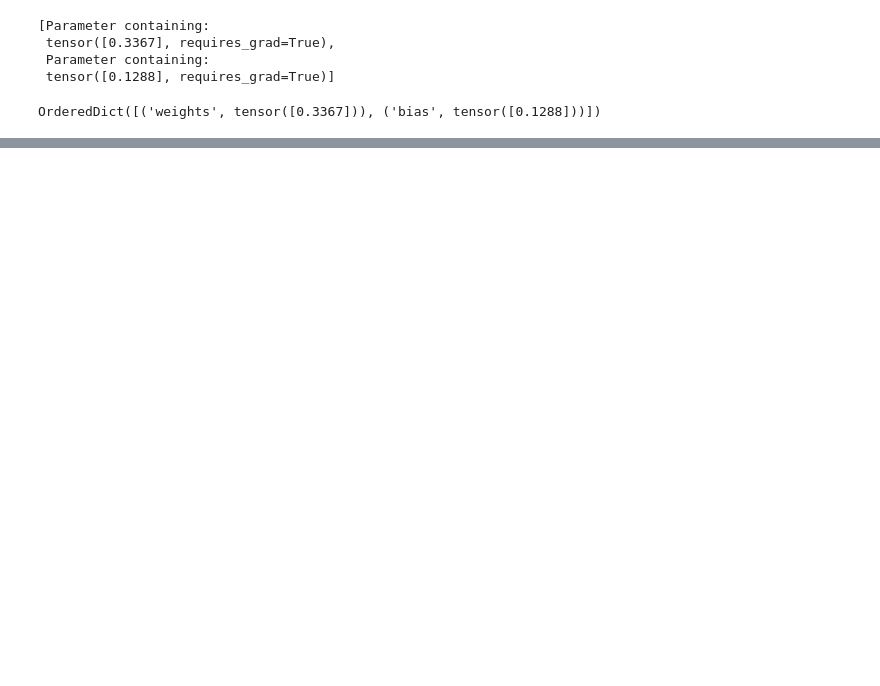
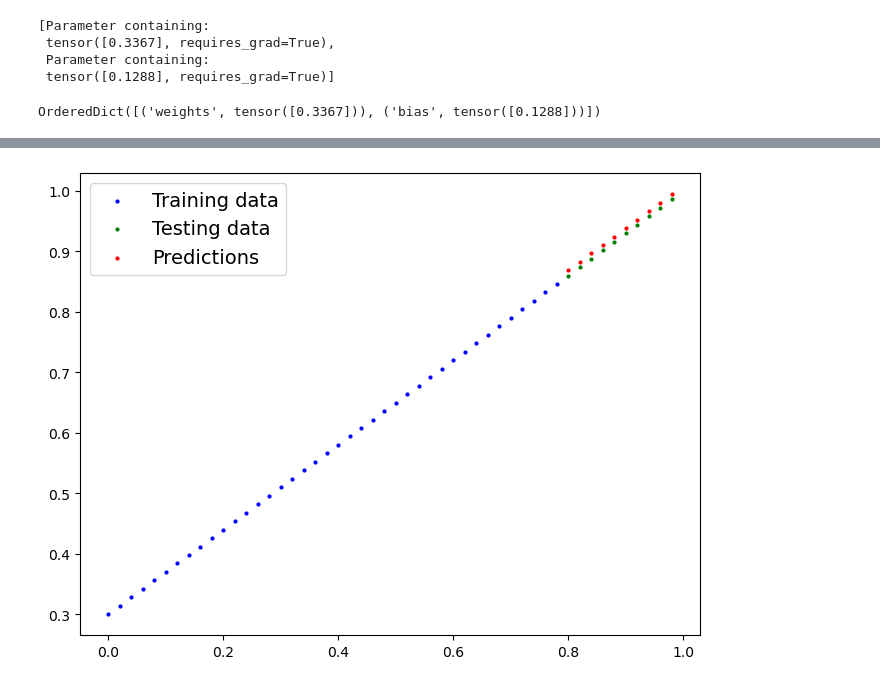
Before and after one commit to aditya040891/learning-pytorch, a Jupyter notebook: 01_pytorch_workflow.ipynb, the cells around one changed output, grey strips where cells are left out. Drawn from its saved outputs; the diff is of its cells as text; code cells hidden in the pictures; blank space fills up the shorter version.

```diff
--- a/01_pytorch_workflow.ipynb
+++ b/01_pytorch_workflow.ipynb
@@ -406,0 +504,3 @@ L1Loss()
+# %%
+with torch.inference_mode():
+    y_preds_new = model_0(X_test)
@@ -406,0 +511,4 @@ L1Loss()
+# %%
+plot_predictions(predictions=y_preds_new)
+# %% [output]
+[figure, added]
```
Also changed, not shown: parts of 10 cells of this notebook.
